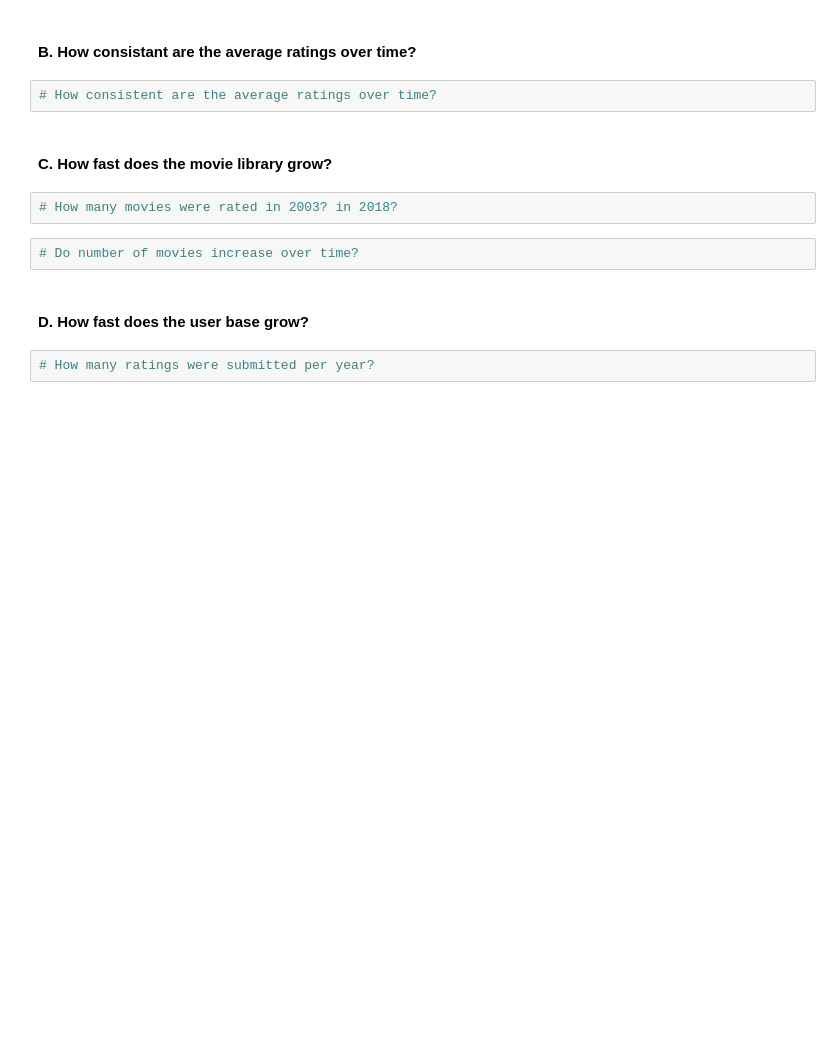
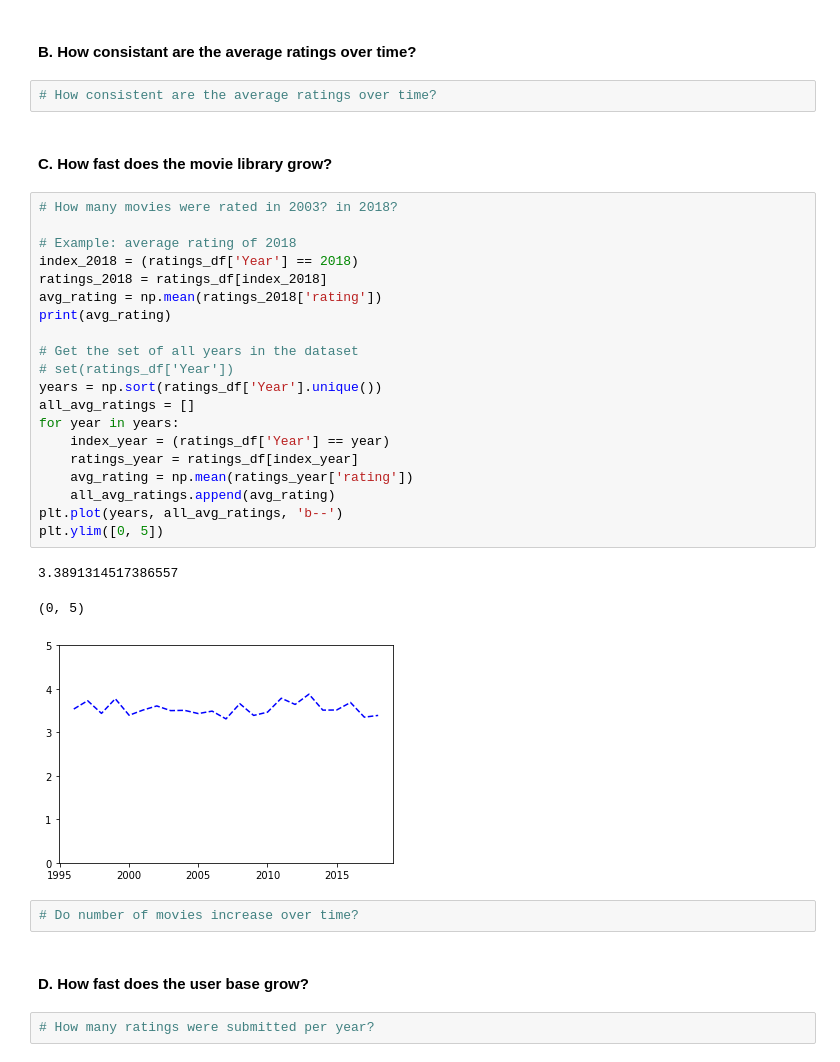
Before and after one commit to ch00226855/CMP464-Fall2019, a Jupyter notebook: Week4_DataFrame_Part1_Ex.ipynb, the cells around one changed output. Drawn from its saved outputs; the diff is of its cells as text; blank space fills up the shorter version.

```diff
--- a/Week4_DataFrame_Part1_Ex.ipynb
+++ b/Week4_DataFrame_Part1_Ex.ipynb
@@ -501,8 +683,30 @@ print(rating_frequencies)
 # How consistent are the average ratings over time?
 # %% [markdown]
 #### C. How fast does the movie library grow?
-# %%
-# How many movies were rated in 2003? in 2018?
+# %%
+# How many movies were rated in 2003? in 2018?
+
+# Example: average rating of 2018
+index_2018 = (ratings_df['Year'] == 2018)
+ratings_2018 = ratings_df[index_2018]
+avg_rating = np.mean(ratings_2018['rating'])
+print(avg_rating)
+
+# Get the set of all years in the dataset
+# set(ratings_df['Year'])
+years = np.sort(ratings_df['Year'].unique())
+all_avg_ratings = []
+for year in years:
+    index_year = (ratings_df['Year'] == year)
+    ratings_year = ratings_df[index_year]
+    avg_rating = np.mean(ratings_year['rating'])
+    all_avg_ratings.append(avg_rating)
+plt.plot(years, all_avg_ratings, 'b--')
+plt.ylim([0, 5])
+# %% [output]
+3.3891314517386557
+(0, 5)
+[figure, added]
 # %%
 # Do number of movies increase over time?
 # %% [markdown]
```
Also changed, not shown: parts of 39 cells of this notebook.
